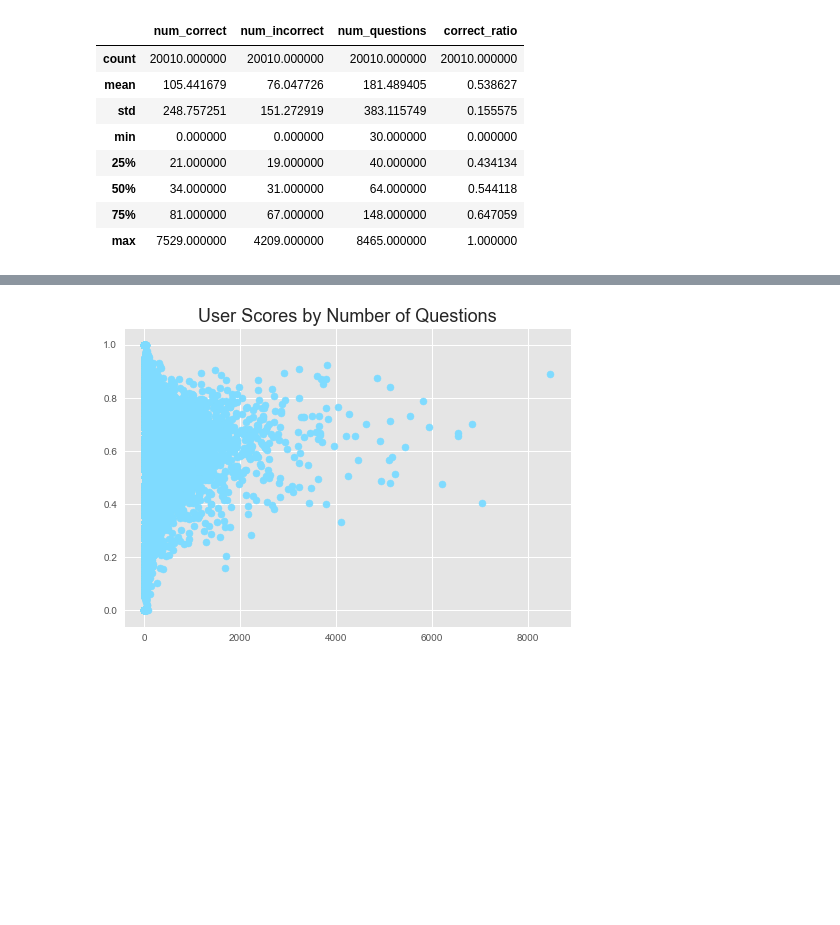
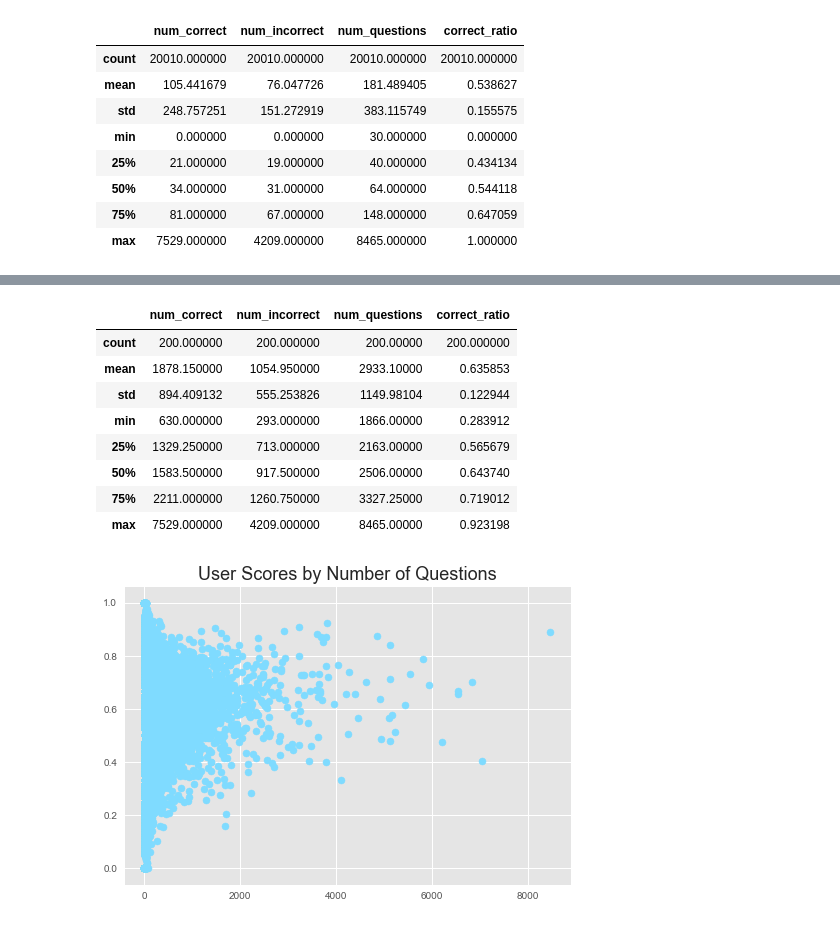
Before and after one commit to oserttas-math/predicting_assessment_mastery, a Jupyter notebook: notebooks/initial_data_exploration.ipynb, the cells around one changed output, grey strips where cells are left out. Drawn from its saved outputs; the diff is of its cells as text; code cells hidden in the pictures; blank space fills up the shorter version.

```diff
--- a/notebooks/initial_data_exploration.ipynb
+++ b/notebooks/initial_data_exploration.ipynb
@@ -1276,3 +1317,16 @@ numquestions_byscore.head()
+# %%
+# Get statistics for the 200 users attempting the most questions:
+numquestions_byscore.head(200).describe()
+# %% [output]
+|  | num_correct | num_incorrect | num_questions | correct_ratio |
+| count | 200.000000 | 200.000000 | 200.00000 | 200.000000 |
+| mean | 1878.150000 | 1054.950000 | 2933.10000 | 0.635853 |
+| std | 894.409132 | 555.253826 | 1149.98104 | 0.122944 |
+| min | 630.000000 | 293.000000 | 1866.00000 | 0.283912 |
+| 25% | 1329.250000 | 713.000000 | 2163.00000 | 0.565679 |
+| 50% | 1583.500000 | 917.500000 | 2506.00000 | 0.643740 |
+| 75% | 2211.000000 | 1260.750000 | 3327.25000 | 0.719012 |
+| max | 7529.000000 | 4209.000000 | 8465.00000 | 0.923198 |
 # %%
 # Create numquestions_byscore scatter plot:
 plt.scatter(df_user_id_score.num_questions, df_user_id_score.correct_ratio, color='#7fdbff')
```
Also changed, not shown: parts of 35 cells of this notebook.
